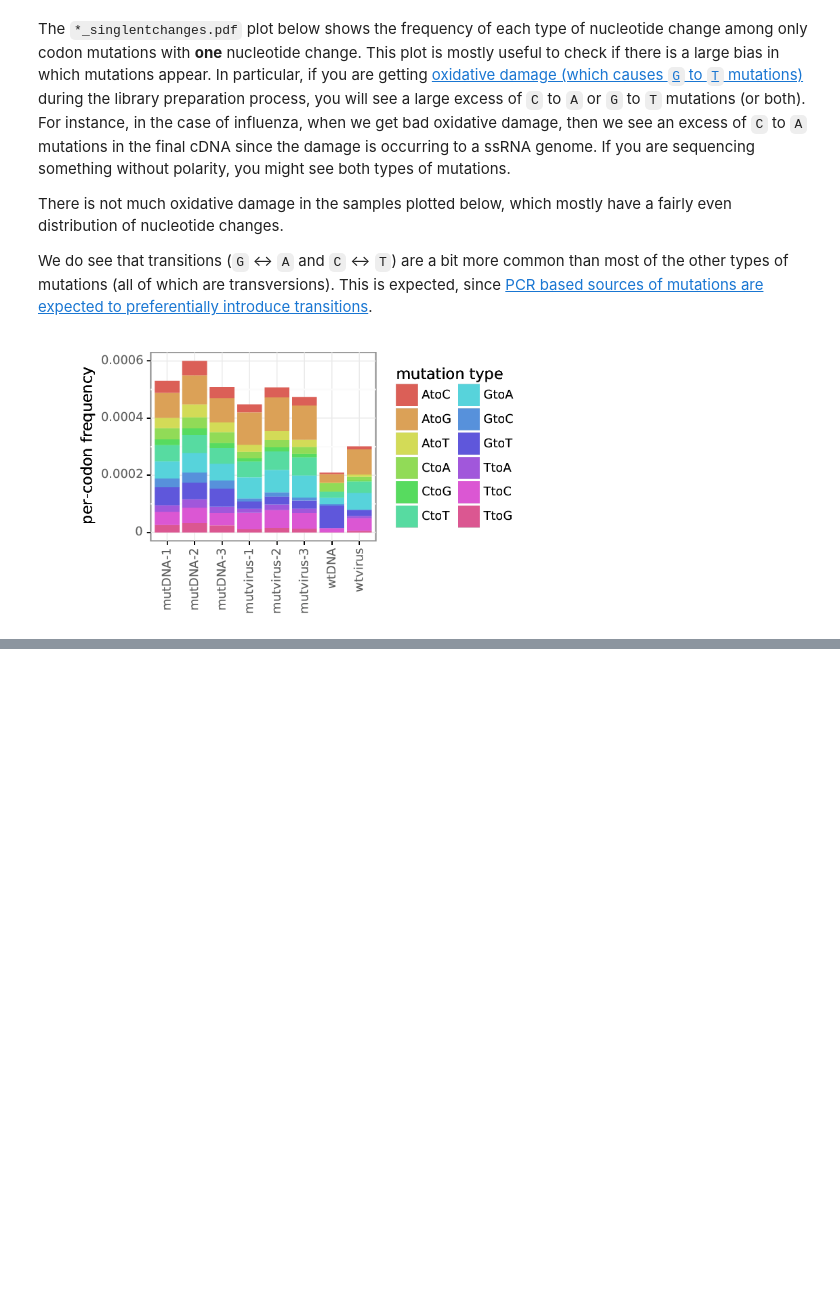
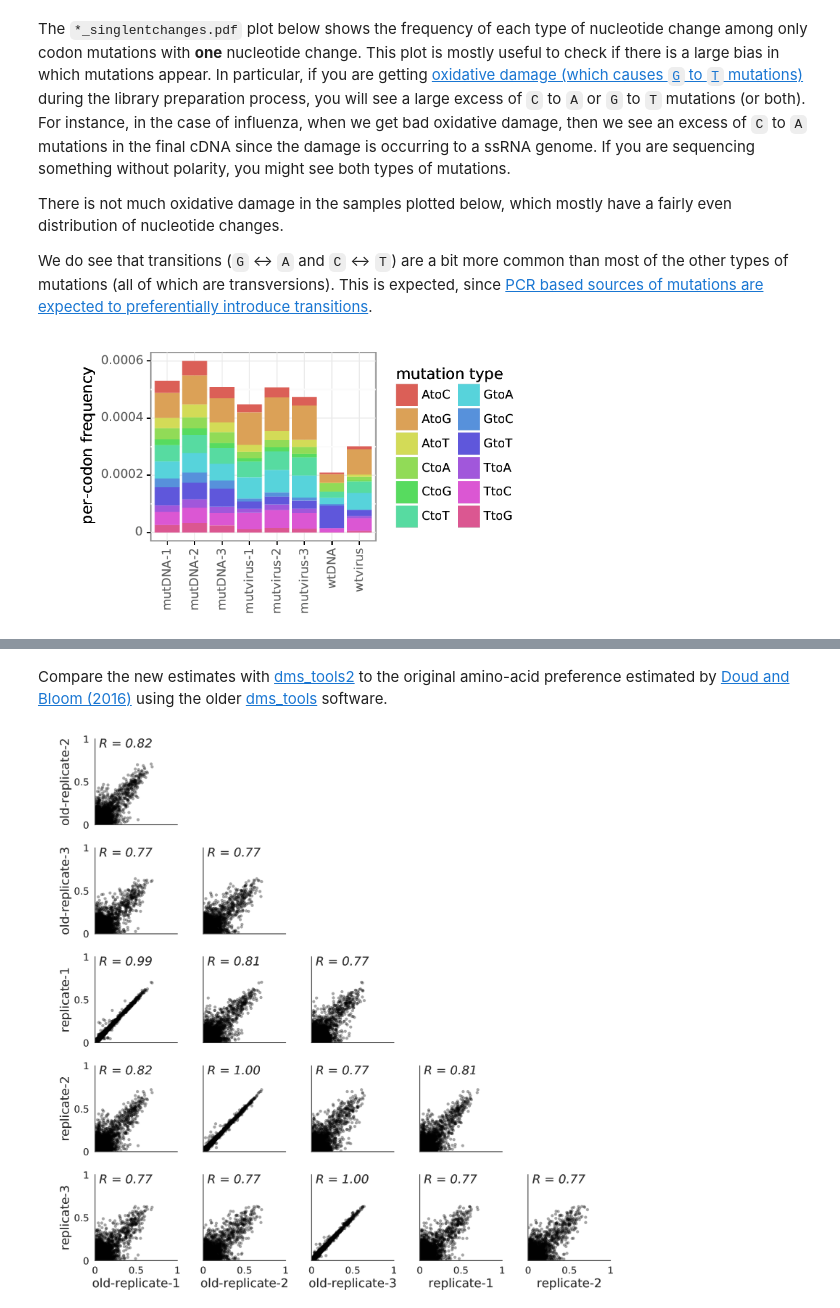
Before and after one commit to jbloomlab/dms_tools2, a Jupyter notebook: examples/Doud2016/analysis_notebook.ipynb, the cells around one changed output, grey strips where cells are left out. Saved outputs shown, nothing was run; the diff lists cells and outputs as text; code cells hidden in the pictures; blank space fills up the shorter version.

```diff
--- a/examples/Doud2016/analysis_notebook.ipynb
+++ b/examples/Doud2016/analysis_notebook.ipynb
@@ -291,0 +355,17 @@ showPDF(countsplotprefix + '_singlentchanges.pdf', width=500)
+# %% [markdown]
+Compare the new estimates with [dms_tools2](http://jbloomlab.github.io/dms_tools2/) to the original amino-acid preference estimated by [Doud and Bloom (2016)](http://www.mdpi.com/1999-4915/8/6/155) using the older [dms_tools](http://jbloomlab.github.io/dms_tools/) software.
+# %%
+# directory with original prefs from Doud2016 paper
+oldprefsdir = './data/originalDoud2016prefs'
+
+# make lists with new and original names and prefs files
+names = list(prefsbatch['name']) + ['old-replicate-1', 'old-replicate-2', 'old-replicate-3']
+prefsfiles = ([os.path.join(prefsdir, name + '_prefs.csv') for name in prefsbatch['name']]
+        + [os.path.join(oldprefsdir, 'replicate-{0}_prefs.csv'.format(r)) for r in [1, 2, 3]])
+
+# plot correlations using dms_tools2 Python API
+plotfile = os.path.join(prefsdir, 'old_vs_new_prefscorr.pdf')
+dms_tools2.plot.plotCorrMatrix(names, prefsfiles, plotfile, datatype='prefs')
+showPDF(plotfile, width=600)
+# %% [output]
+[figure, added]
```
Also changed, not shown: parts of 6 cells of this notebook, 4 other files.
